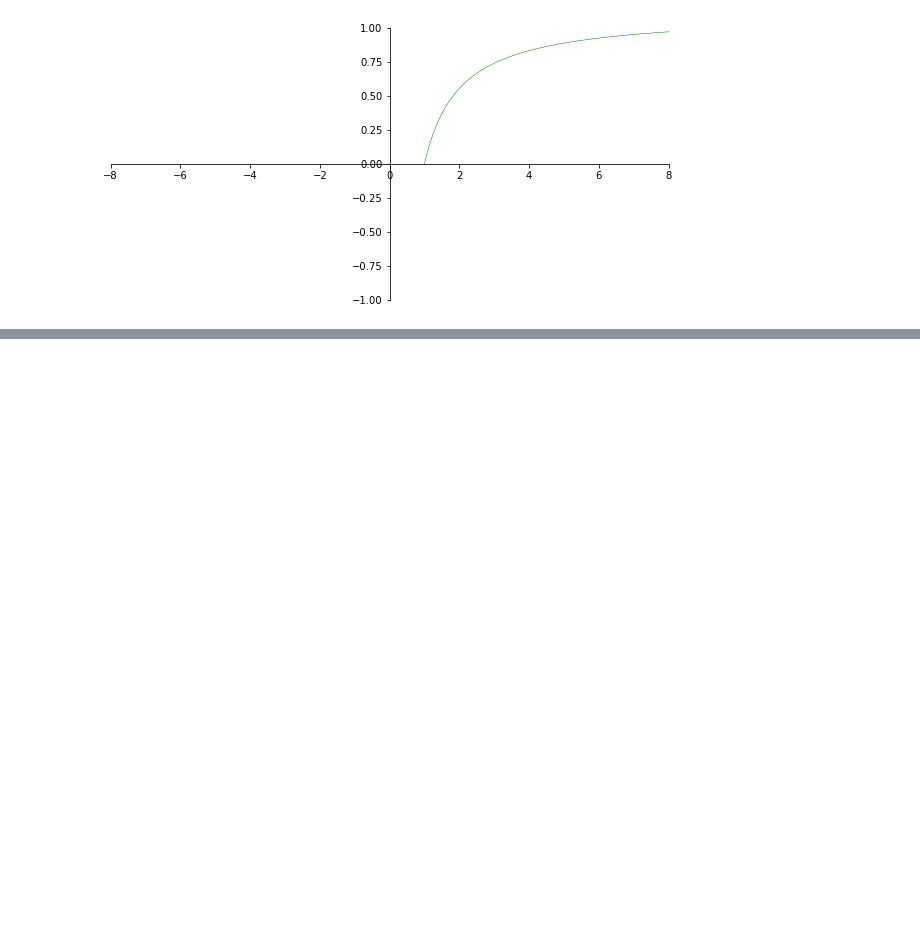
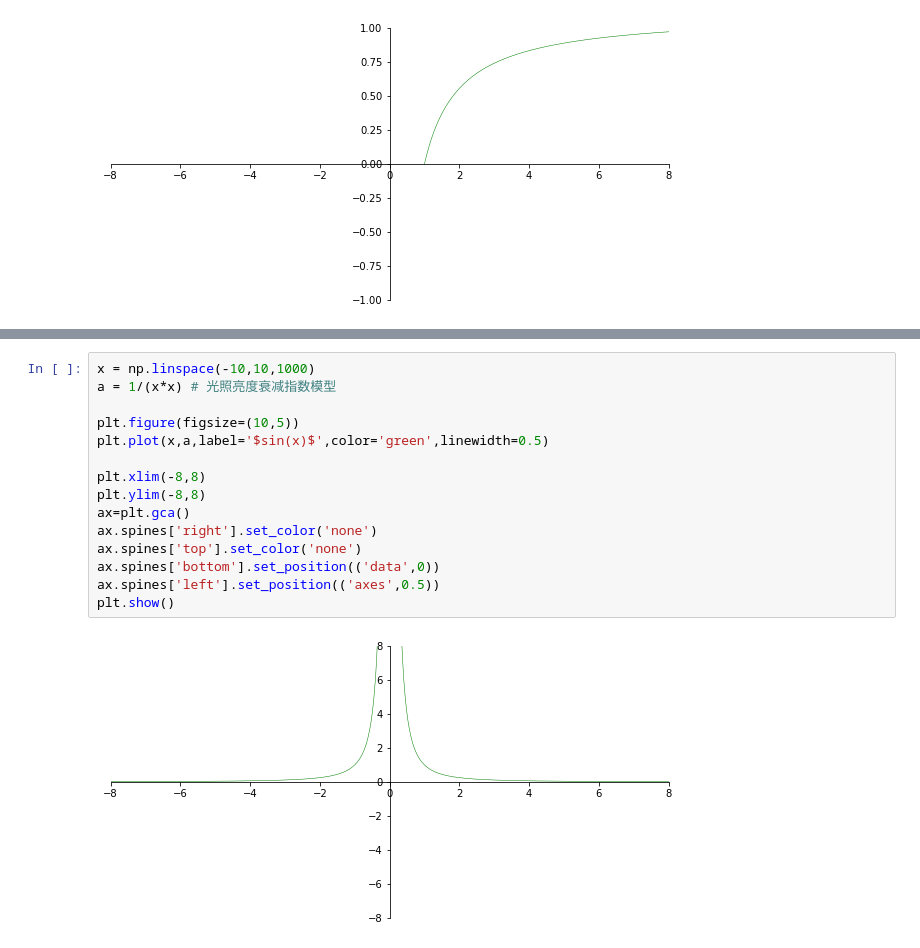
Before and after one commit to qiaogaojian/note_hexo, a Jupyter notebook: Jupyter/高等数学基础.ipynb, the cells around one changed output, grey strips where cells are left out. Saved outputs shown, nothing was run; the diff lists cells and outputs as text; blank space fills up the shorter version.

```diff
--- a/Jupyter/高等数学基础.ipynb
+++ b/Jupyter/高等数学基础.ipynb
@@ -193,0 +211,17 @@ plt.show()
+# %%
+x = np.linspace(-10,10,1000)
+a = 1/(x*x) # 光照亮度衰减指数模型
+
+plt.figure(figsize=(10,5))
+plt.plot(x,a,label='$sin(x)$',color='green',linewidth=0.5)
+
+plt.xlim(-8,8)
+plt.ylim(-8,8)
+ax=plt.gca()
+ax.spines['right'].set_color('none')
+ax.spines['top'].set_color('none')
+ax.spines['bottom'].set_position(('data',0))
+ax.spines['left'].set_position(('axes',0.5))
+plt.show()
+# %% [output]
+[figure, added]
```
Also changed, not shown: parts of 1 cell of this notebook.
